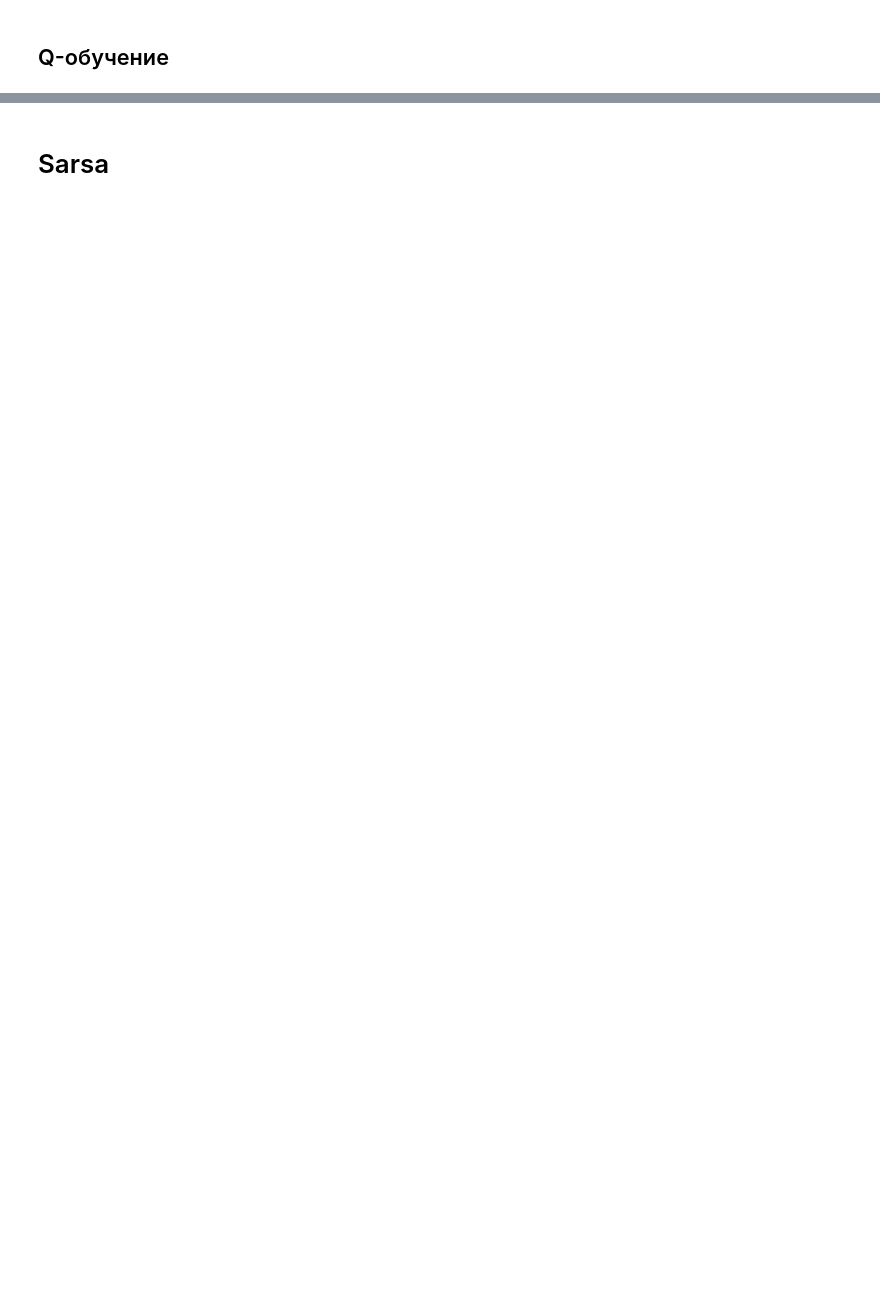
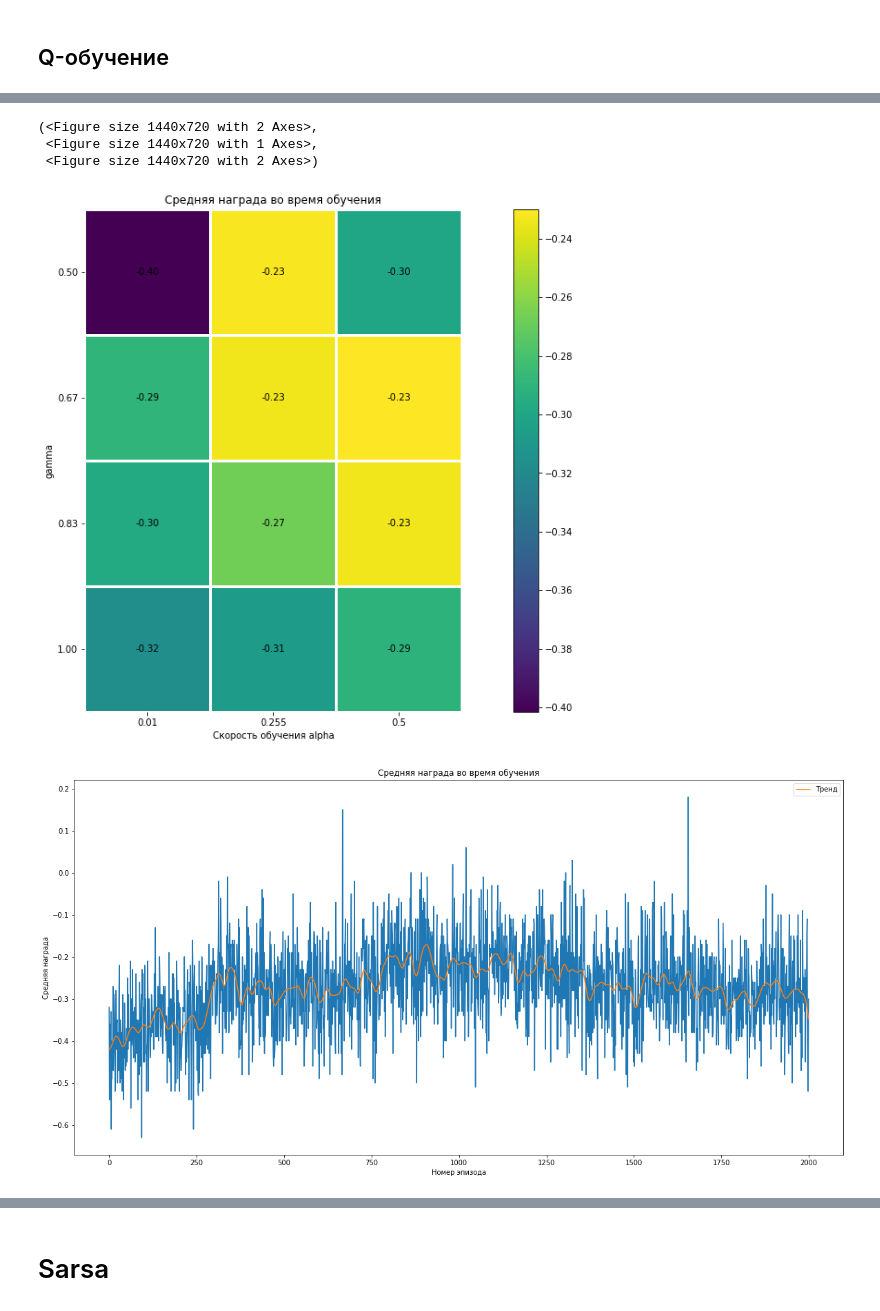
Before and after one commit to KernelA/made-rl-1, a Jupyter notebook: solution.ipynb, the cells around one changed output, grey strips where cells are left out. Drawn from its saved outputs; the diff is of its cells as text; code cells hidden in the pictures; blank space fills up the shorter version.

```diff
--- a/solution.ipynb
+++ b/solution.ipynb
@@ -108,27 +54,6 @@ def plot_training_process(rewards):
-# %%
-def evaluate_td_learning(alpha_values, gamma_values, epsilon: float, num_train_episodes: int, num_test_episodes: int):
-    q_function = QTableDict()
-    policy = EpsilonGreedyPolicy(q_function, epsilon=epsilon)
-
-    train_stat = generate_stat(QLearningSimulation, gamma_values, alpha_values, num_train_episodes, num_test_episodes, q_function, policy, is_learning=True)
-
-    train_fig = plot_td_learning_stat(alpha_values, gamma_values, train_stat, "Средняя награда во время обучения")
-
-    best_stat = max(train_stat, key=lambda x: x.mean_reward)
-
-    training_fig = plot_training_process(best_stat.test_mean_rewards)
-
-    policy = EpsilonGreedyPolicy(q_function, epsilon=0)
-
-    test_stat = generate_stat(QLearningSimulation, gamma_values, alpha_values, num_train_episodes, None, q_function, policy, is_learning=False)
-
-    test_fig = plot_td_learning_stat(alpha_values, gamma_values, test_stat, "Средняя награда при использовании обученной стратегии")
-
-    best_stat = max(test_stat, key=lambda x: x.mean_reward)
-
-    return train_fig, test_fig, training_fig
 # %%
 gama_values = np.linspace(0.5, 1, 4)
 alpha_values = np.linspace(1e-2, 0.5, 3)
-num_train_episodes = 2_000
-num_test_episodes = 100
+num_train_episodes = 10_000
+num_test_episodes = 20
+epsilon = 0.01
@@ -139,2 +60,2 @@ array([0.01 , 0.255, 0.5  ])
 # %%
-evaluate_td_learning(alpha_values, gama_values, epsilon=0.01, num_train_episodes=num_train_episodes, num_test_episodes=num_test_episodes)
+train_stat, test_stat, q_function = evaluate_td_learning(alpha_values, gama_values, epsilon=epsilon, num_train_episodes=num_train_episodes, num_test_episodes=num_test_episodes)
@@ -147,0 +62,8 @@ evaluate_td_learning(alpha_values, gama_values, epsilon=0.01, num_train_episodes
+# %%
+plot_stat(alpha_values, gama_values, train_stat, test_stat)
+# %% [output]
+(<Figure size 1440x720 with 2 Axes>,
+ <Figure size 1440x720 with 1 Axes>,
+ <Figure size 1440x720 with 2 Axes>)
+[figure, added]
+[figure, added]
```
Also changed, not shown: parts of 20 cells of this notebook, 4 other files.
